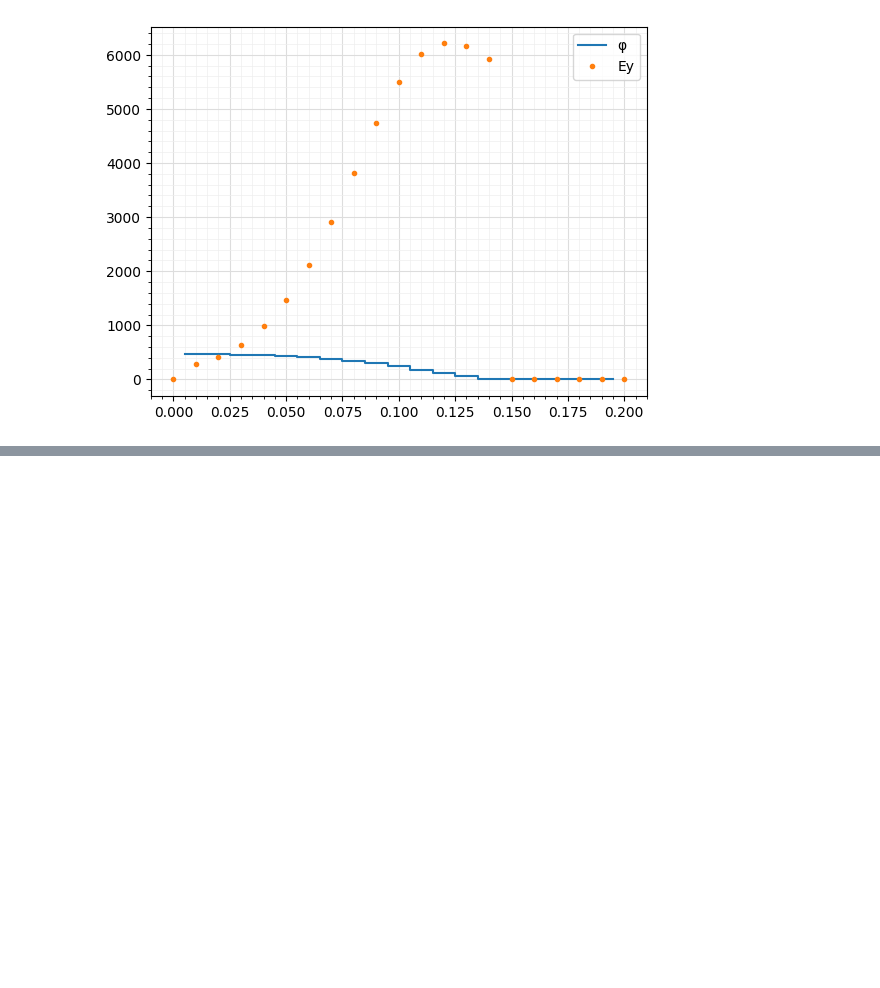
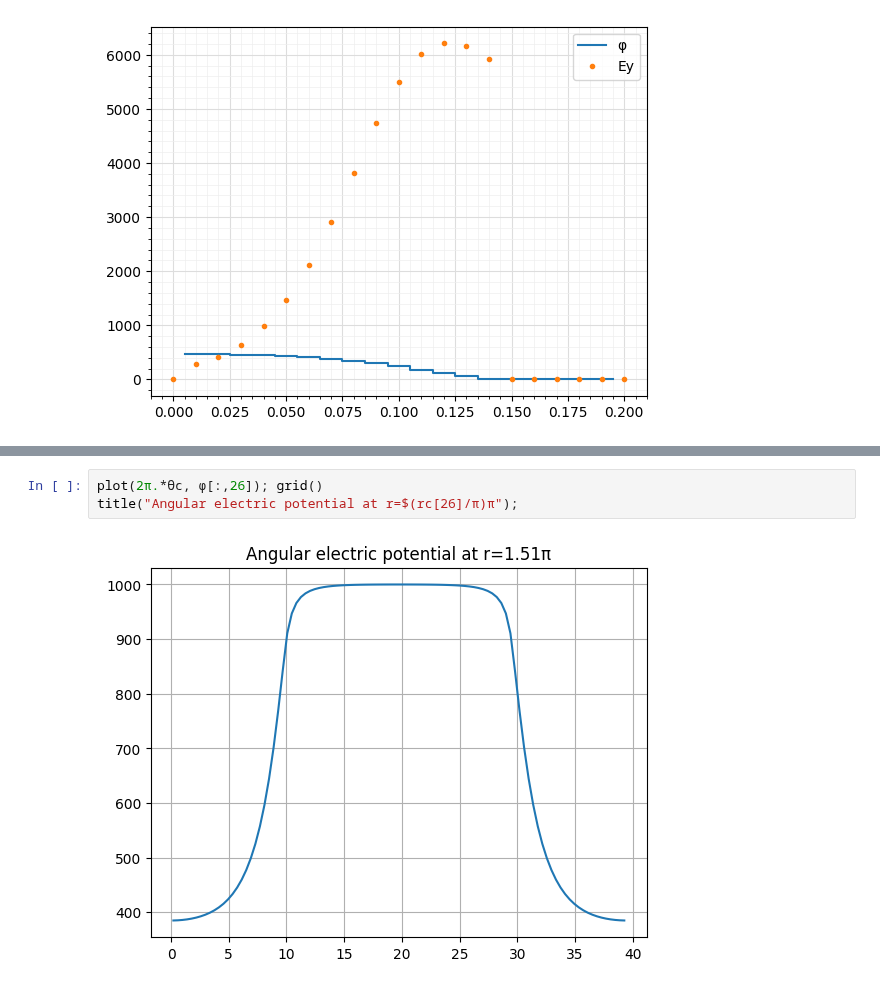
Before and after one commit to bchaber/pole, a Jupyter notebook: PoissonEquation.ipynb, the cells around one changed output, grey strips where cells are left out. Drawn from its saved outputs; the diff is of its cells as text; blank space fills up the shorter version.

```diff
--- a/PoissonEquation.ipynb
+++ b/PoissonEquation.ipynb
@@ -483,0 +466,5 @@ extrema(φ)
+# %%
+plot(2π.*θc, φ[:,26]); grid()
+title("Angular electric potential at r=$(rc[26]/π)π");
+# %% [output]
+[figure, added]
```
Also changed, not shown: parts of 21 cells of this notebook.
